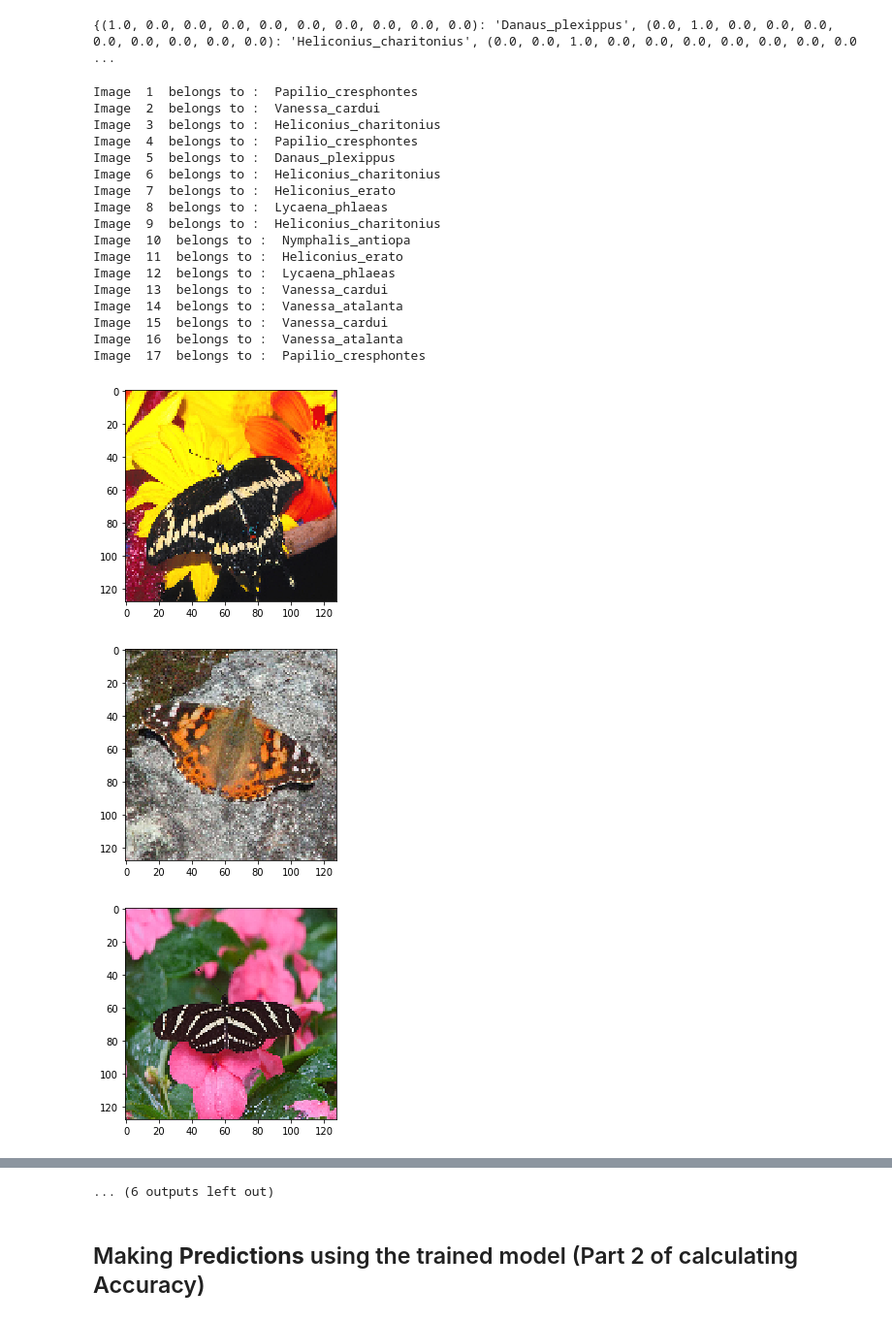
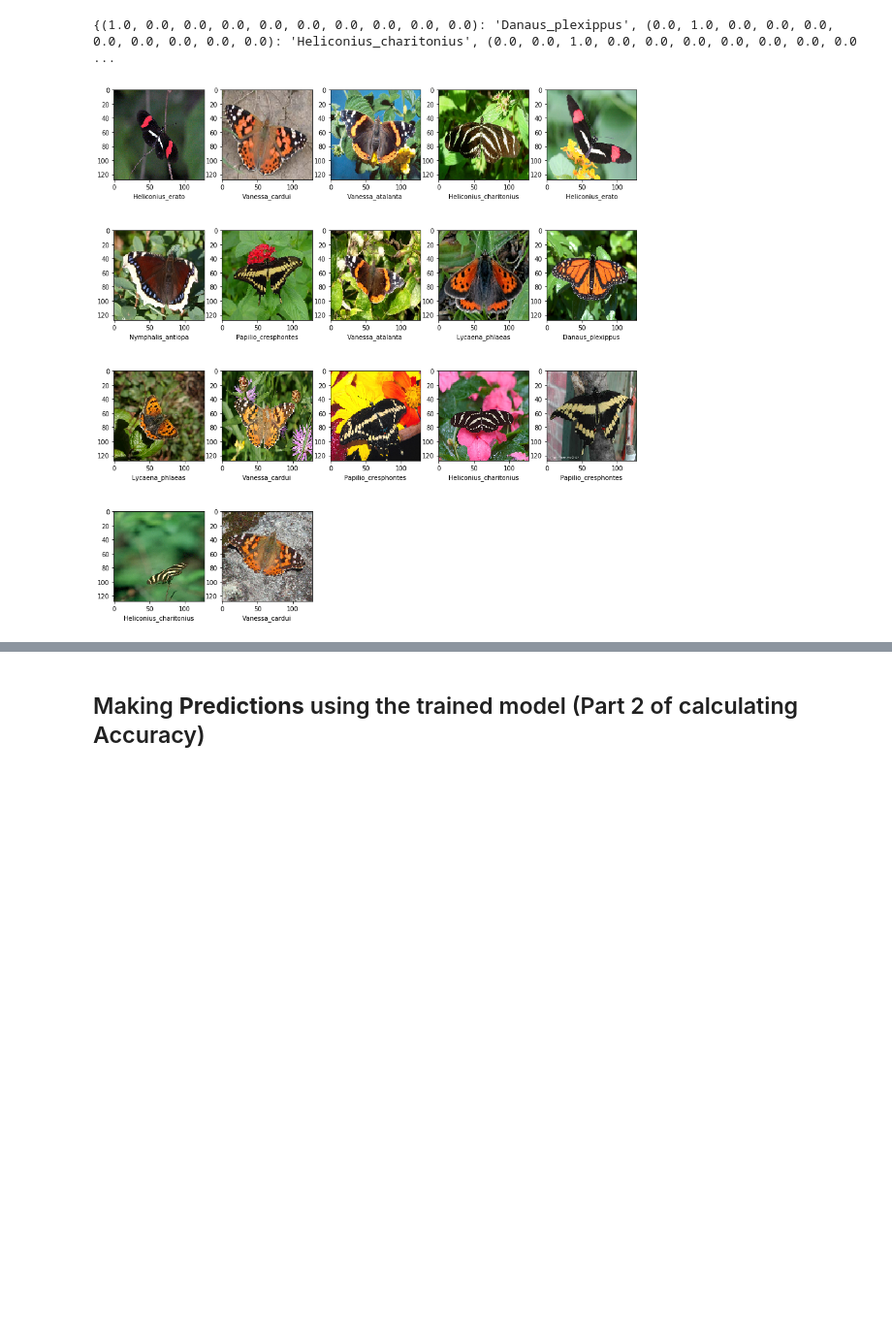
Before and after one commit to ChristeenTJose/Recognition-of-rarest-butterfly---Palos-Verdes-Blue, a Jupyter notebook: LEEDS_BUTTERFLY_DATASET.ipynb, the cells around one changed output, grey strips where cells are left out. Shown at 97% size. Drawn from its saved outputs; the diff is of its cells as text; code cells hidden in the pictures; blank space fills up the shorter version.

```diff
--- a/LEEDS_BUTTERFLY_DATASET.ipynb
+++ b/LEEDS_BUTTERFLY_DATASET.ipynb
@@ -490,29 +506,11 @@ print(Categories_Dictionary)
 # %%
 Test_Images,Test_Labels=next(Test_Data)
 Original=[]
+plt.figure(figsize=(15,20))
 for i in range(len(Test_Images)):
-  plt.figure()
+  plt.subplot(5,5,i+1)
   plt.imshow(Test_Images[i])
   Original.append(Categories_Dictionary[tuple(Test_Labels[i])])
-  print('Image ',i+1,' belongs to : ',Original[i])
+  plt.xlabel(Original[i])
 # %% [output]
-Image  1  belongs to :  Papilio_cresphontes
-Image  2  belongs to :  Vanessa_cardui
-Image  3  belongs to :  Heliconius_charitonius
-Image  4  belongs to :  Papilio_cresphontes
-Image  5  belongs to :  Danaus_plexippus
-Image  6  belongs to :  Heliconius_charitonius
-Image  7  belongs to :  Heliconius_erato
-Image  8  belongs to :  Lycaena_phlaeas
-Image  9  belongs to :  Heliconius_charitonius
-Image  10  belongs to :  Nymphalis_antiopa
-Image  11  belongs to :  Heliconius_erato
-Image  12  belongs to :  Lycaena_phlaeas
-Image  13  belongs to :  Vanessa_cardui
-Image  14  belongs to :  Vanessa_atalanta
-Image  15  belongs to :  Vanessa_cardui
-Image  16  belongs to :  Vanessa_atalanta
-Image  17  belongs to :  Papilio_cresphontes
-[figure, old version]
+[figure, new version]
-[figure, removed]
-[figure, removed]
@@ -527,4 +517,3 @@ Image  17  belongs to :  Papilio_cresphontes
-... (6 outputs left out)
 # %% [markdown]
 ## Making **Predictions** using the trained model (Part 2 of calculating Accuracy)
 # %%
```
Also changed, not shown: parts of 8 cells of this notebook.
